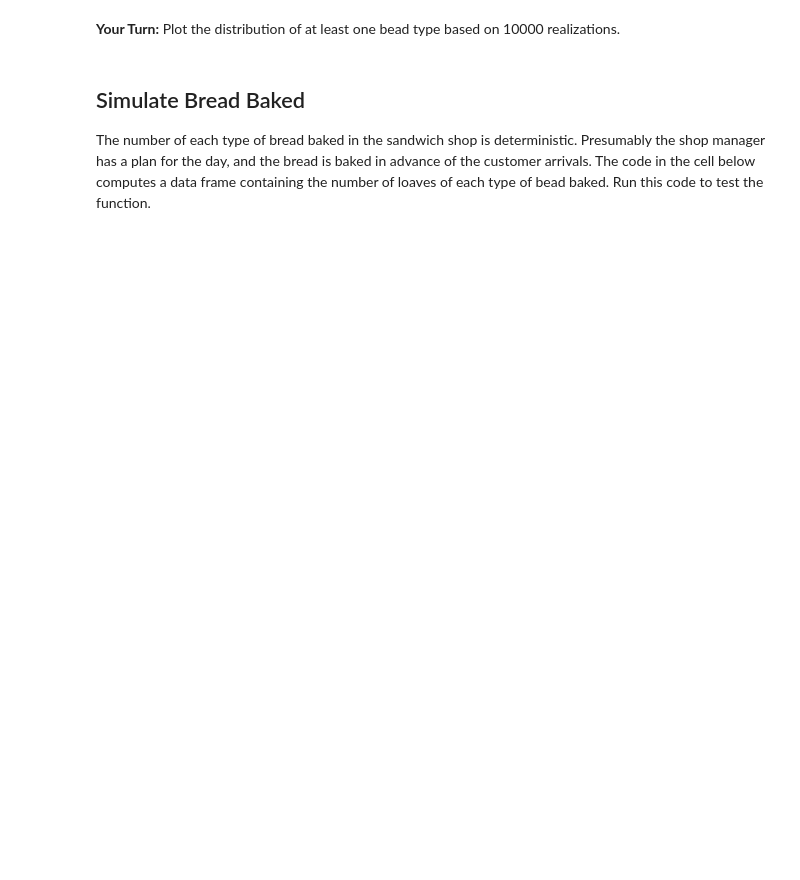
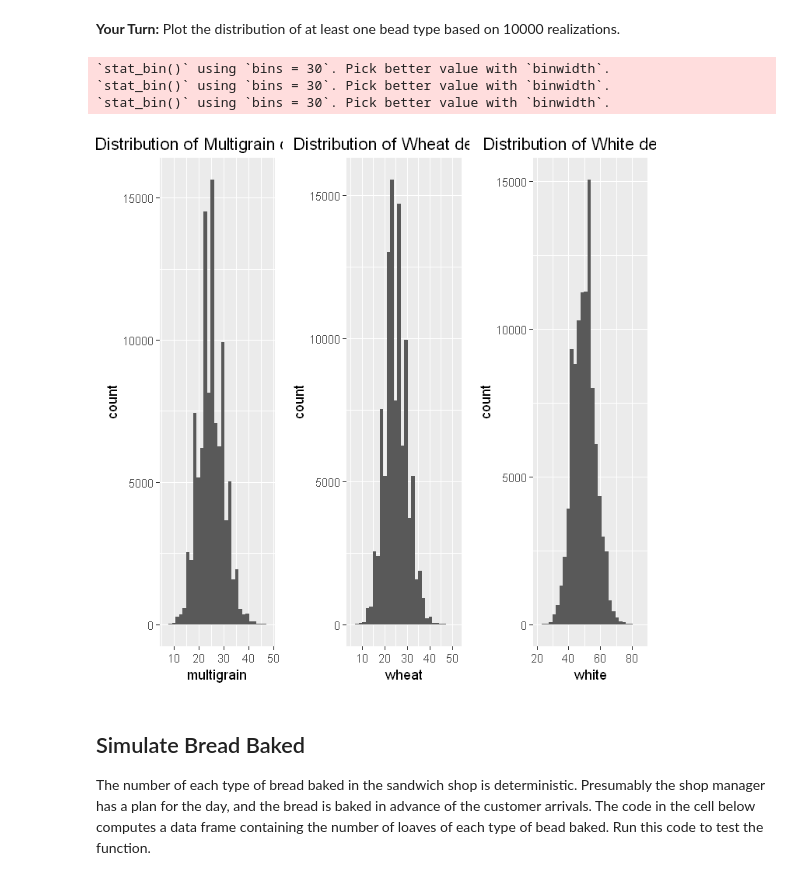
Before and after one commit to StephenElston/DataScience350, a Jupyter notebook: Lecture3/Simulation.ipynb, the cells around one changed output. Drawn from its saved outputs; the diff is of its cells as text; code cells hidden in the pictures; blank space fills up the shorter version.

```diff
--- a/Lecture3/Simulation.ipynb
+++ b/Lecture3/Simulation.ipynb
@@ -121,8 +144,4 @@ sim.demand = function(lambda, n){
         demand.mat[i, ] = t(matrix(table(sim.bread(a)))) # Add one realization to matrix
         i = i + 1
     }
-    demand = data.frame(demand.mat)
-    names(demand) = c('multigrain', 'wheat', 'white')
-    demand
-}
-sim.demand(100, 10)
+    demand =Dis
@@ -129,5 +160,18 @@ sim.demand(100, 10)
 # %% [markdown]
 **Your Turn:** Plot the distribution of at least one bead type based on 10000 realizations.
+# %%
+d = sim.demand(100, 100000)
+require(ggplot2)
+require(gridExtra)
+p1 = ggplot(d, aes(multigrain)) + geom_histogram() + ggtitle('Distribution of Multigrain demand')
+p2 = ggplot(d, aes(wheat)) + geom_histogram() + ggtitle('Distribution of Wheat demand')
+p3 = ggplot(d, aes(white)) + geom_histogram() + ggtitle('Distribution of White demand')
+grid.arrange(p1, p2, p3, ncol = 3)
+# %% [output]
+`stat_bin()` using `bins = 30`. Pick better value with `binwidth`.
+`stat_bin()` using `bins = 30`. Pick better value with `binwidth`.
+`stat_bin()` using `bins = 30`. Pick better value with `binwidth`.
+[figure, added]
 # %% [markdown]
 ## Simulate Bread Baked
 
```
Also changed, not shown: parts of 10 cells of this notebook, 2 other files.
